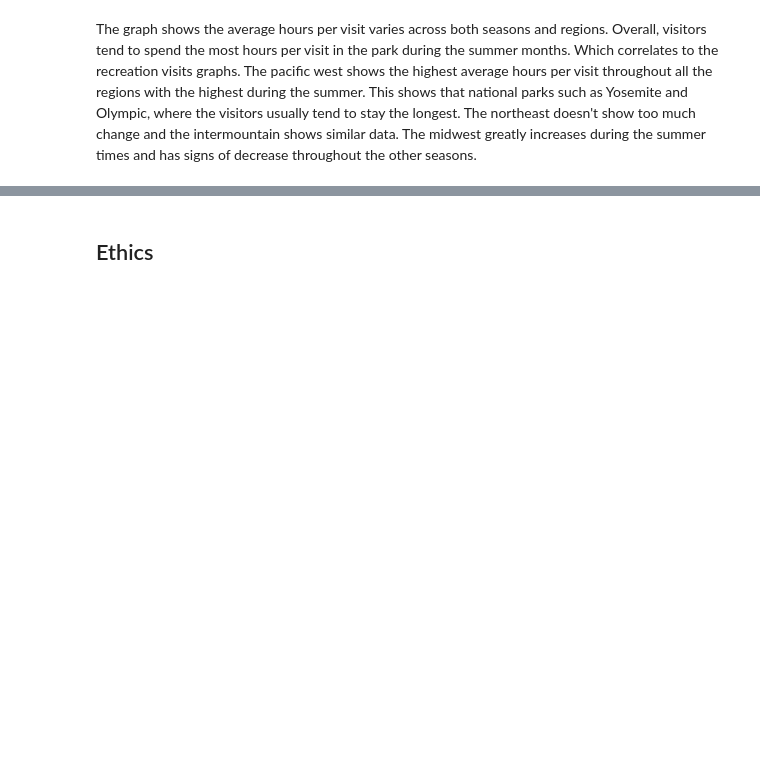
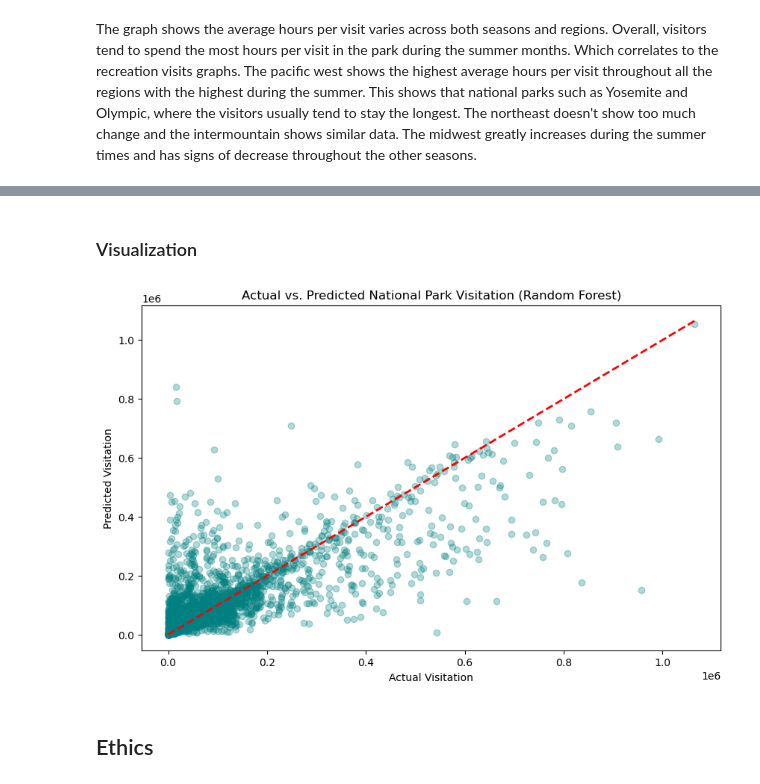
Before and after one commit to COGS108/Group112_WI26, a Jupyter notebook: 03-FinalProject.ipynb, the cells around one changed output, grey strips where cells are left out. Cells and saved outputs as stored; diff of their text form; code cells hidden in the pictures; blank space fills up the shorter version.

```diff
--- a/03-FinalProject.ipynb
+++ b/03-FinalProject.ipynb
@@ -503,0 +565,9 @@ The graph shows the average hours per visit varies across both seasons and regio
+# %%
+from sklearn.linear_model import LinearRegression
+from sklearn.ensemble import RandomForestRegressor
+
+# defining the model we are testing
+models = {
+    'Linear Regression': LinearRegression(),
+    'Random Forest': RandomForestRegressor(n_estimators = 100, random_state = 17)
+}
@@ -503,0 +577,18 @@ The graph shows the average hours per visit varies across both seasons and regio
+# %%
+from sklearn.metrics import mean_absolute_error, mean_squared_error, r2_score
+import math
+
+# first we want to split it into training data and testing data
+X_train, X_test, y_train, y_test = train_test_split(X, y, test_size = 0.2, random_state = 17)
+
+for name, model in models.items():
+    #Creating a pipeline that preprocesses then trains
+    clf = Pipeline(steps = [('preprocessor', preprocessor), ('regressor', model)])
+    clf.fit(X_train, y_train)
+
+    y_predict = clf.predict(X_test)
+
+    print(f"--- {name} Performance ---")
+    print(f"R2 Score: {r2_score(y_test, y_predict):.4f}")
+    print(f"MAE: {mean_absolute_error(y_test, y_predict):.2f}")
+    print(f"RMSE: {math.sqrt(mean_squared_error(y_test, y_predict)):.2f}\n")
@@ -504,3 +605,15 @@ The graph shows the average hours per visit varies across both seasons and regio
+# %% [markdown]
+### Visualization
+# %%
+plt.figure(figsize=(10, 6))
+plt.scatter(y_test, y_predict, alpha=0.3, color='teal')
+plt.plot([y_test.min(), y_test.max()], [y_test.min(), y_test.max()], 'r--', lw=2)
+plt.xlabel('Actual Visitation')
+plt.ylabel('Predicted Visitation')
+plt.title('Actual vs. Predicted National Park Visitation (Random Forest)')
+plt.show()
+# %% [output]
+[figure, added]
 # %% [markdown]
 ## Ethics
 # %% [markdown]
```
Also changed, not shown: parts of 16 cells of this notebook.
